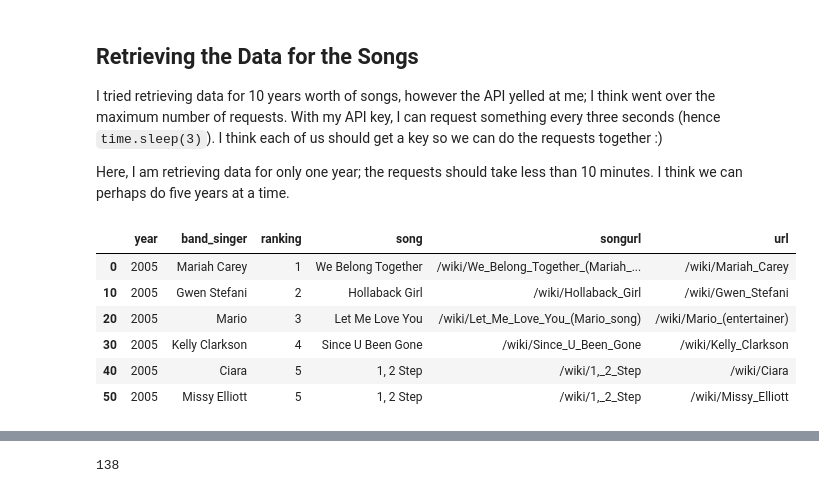
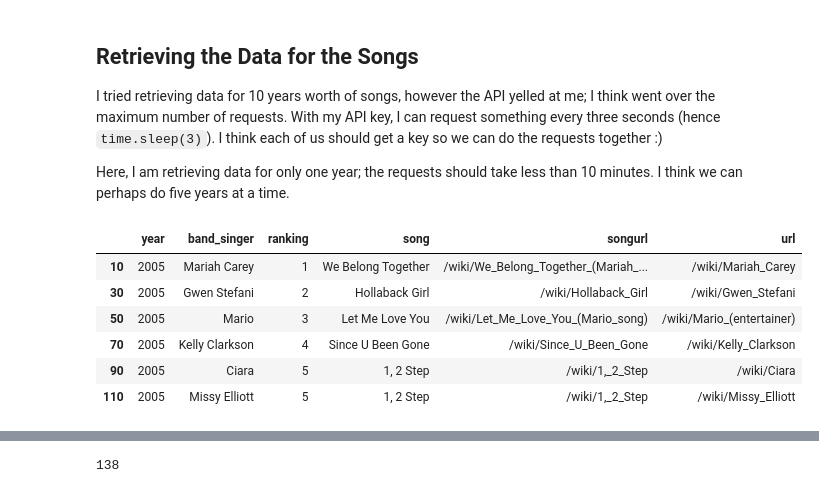
Before and after one commit to matlisa/crimsondance, a Jupyter notebook: Final Project.ipynb, the cells around one changed output, grey strips where cells are left out. Drawn from its saved outputs; the diff is of its cells as text; code cells hidden in the pictures.

```diff
--- a/Final Project.ipynb
+++ b/Final Project.ipynb
@@ -37,7 +37,7 @@ We want to obtain a list of songs to query information for using the Echo Nest A
 # my code
 # TO DO: choose the years
 
-years = range(2005, 2015, 1)
+years = range(1995, 2015, 1)
 all_links = []
 
 for index in range(len(years)):
@@ -189,15 +189,18 @@ len(flatframe.url)
 I tried retrieving data for 10 years worth of songs, however the API yelled at me; I think went over the maximum number of requests. With my API key, I can request something every three seconds (hence `time.sleep(3)`). I think each of us should get a key so we can do the requests together :)
 
 Here, I am retrieving data for only one year; the requests should take less than 10 minutes. I think we can perhaps do five years at a time.
+# %%
+# change year into integer
+flatframe["year"] = flatframe["year"].astype(int)
 # %%
 # 2005 was used as a test
-y2005 = flatframe[flatframe.year=='2005']
+y2005 = flatframe[flatframe.year==2005]
 y2005.head(6)
 # %% [output]
 |  | year | band_singer | ranking | song | songurl | url |
-| 0 | 2005 | Mariah Carey | 1 | We Belong Together | /wiki/We_Belong_Together_(Mariah_... | /wiki/Mariah_Carey |
-| 10 | 2005 | Gwen Stefani | 2 | Hollaback Girl | /wiki/Hollaback_Girl | /wiki/Gwen_Stefani |
-| 20 | 2005 | Mario | 3 | Let Me Love You | /wiki/Let_Me_Love_You_(Mario_song) | /wiki/Mario_(entertainer) |
-| 30 | 2005 | Kelly Clarkson | 4 | Since U Been Gone | /wiki/Since_U_Been_Gone | /wiki/Kelly_Clarkson |
-| 40 | 2005 | Ciara | 5 | 1, 2 Step | /wiki/1,_2_Step | /wiki/Ciara |
-| 50 | 2005 | Missy Elliott | 5 | 1, 2 Step | /wiki/1,_2_Step | /wiki/Missy_Elliott |
+| 10 | 2005 | Mariah Carey | 1 | We Belong Together | /wiki/We_Belong_Together_(Mariah_... | /wiki/Mariah_Carey |
+| 30 | 2005 | Gwen Stefani | 2 | Hollaback Girl | /wiki/Hollaback_Girl | /wiki/Gwen_Stefani |
+| 50 | 2005 | Mario | 3 | Let Me Love You | /wiki/Let_Me_Love_You_(Mario_song) | /wiki/Mario_(entertainer) |
+| 70 | 2005 | Kelly Clarkson | 4 | Since U Been Gone | /wiki/Since_U_Been_Gone | /wiki/Kelly_Clarkson |
+| 90 | 2005 | Ciara | 5 | 1, 2 Step | /wiki/1,_2_Step | /wiki/Ciara |
+| 110 | 2005 | Missy Elliott | 5 | 1, 2 Step | /wiki/1,_2_Step | /wiki/Missy_Elliott |
```
Also changed, not shown: parts of 41 cells of this notebook, 1 other file.
